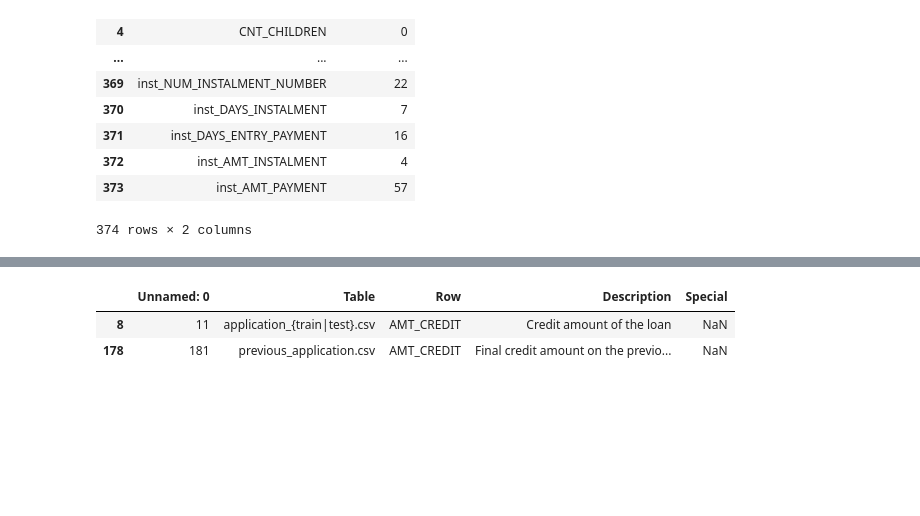
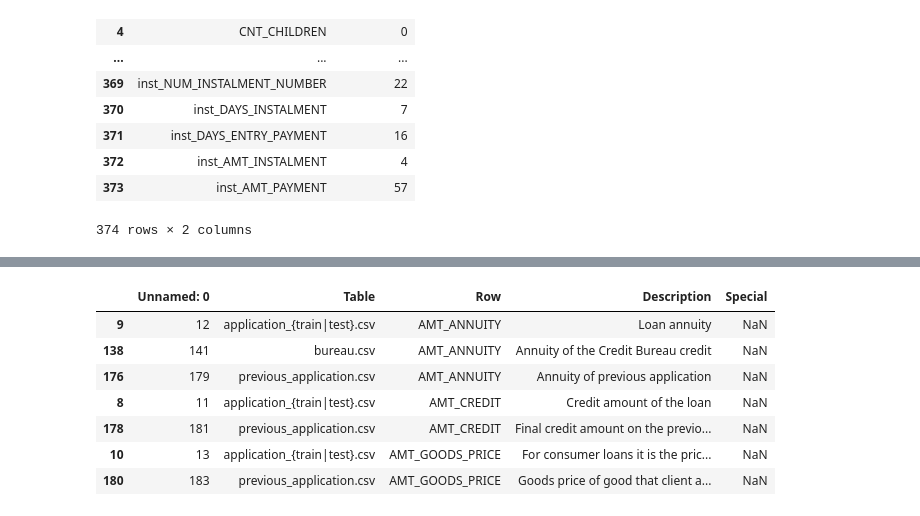
Before and after one commit to sunktoteca/OC-Parcours-DS-P7, a Jupyter notebook: modelisation/scoring - modelisation.ipynb, the cells around one changed output, grey strips where cells are left out. Cells and saved outputs as stored; diff of their text form; code cells hidden in the pictures; blank space fills up the shorter version.

```diff
--- a/modelisation/scoring - modelisation.ipynb
+++ b/modelisation/scoring - modelisation.ipynb
@@ -492,9 +567,14 @@ plt.show()
 # %%
-df_homecredit[df_homecredit["Row"]=="AMT_CREDIT"]
+df_homecredit[df_homecredit["Row"].isin(["AMT_CREDIT", "AMT_ANNUITY", "AMT_GOODS_PRICE"])].sort_values(by="Row")
 # %% [output]
 |  | Unnamed: 0 | Table | Row | Description | Special |
+| 9 | 12 | application_{train|test}.csv | AMT_ANNUITY | Loan annuity | NaN |
+| 138 | 141 | bureau.csv | AMT_ANNUITY | Annuity of the Credit Bureau credit | NaN |
+| 176 | 179 | previous_application.csv | AMT_ANNUITY | Annuity of previous application | NaN |
 | 8 | 11 | application_{train|test}.csv | AMT_CREDIT | Credit amount of the loan | NaN |
 | 178 | 181 | previous_application.csv | AMT_CREDIT | Final credit amount on the previo... | NaN |
+| 10 | 13 | application_{train|test}.csv | AMT_GOODS_PRICE | For consumer loans it is the pric... | NaN |
+| 180 | 183 | previous_application.csv | AMT_GOODS_PRICE | Goods price of good that client a... | NaN |
 # %%
 df_feature_importance.sort_values(by="occurences", ascending=False)[:25]
 # %% [output]
```
Also changed, not shown: parts of 49 cells of this notebook.
